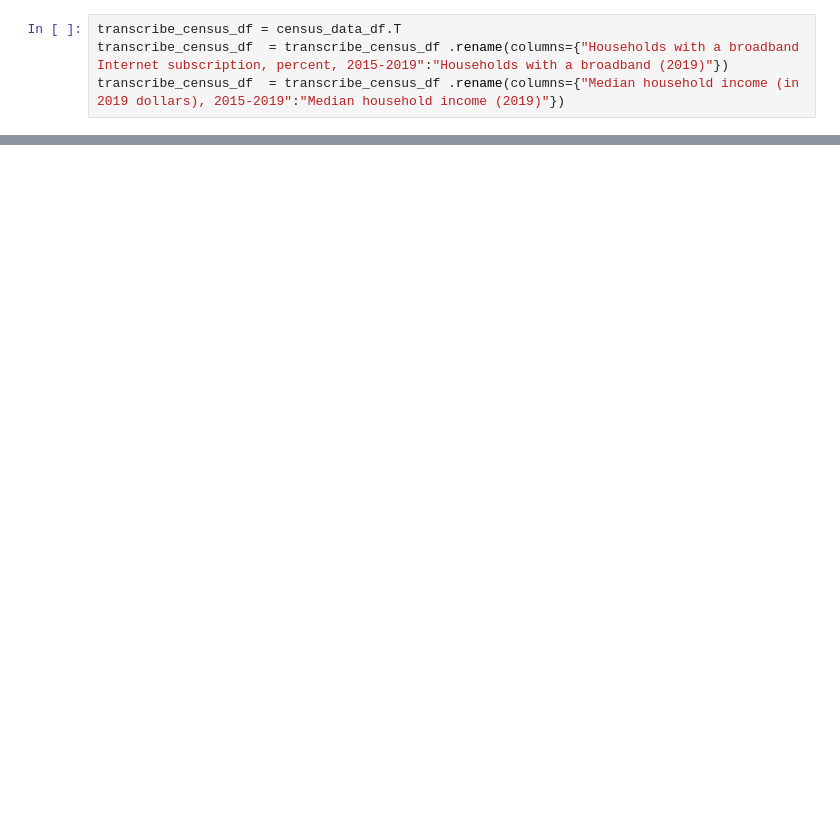
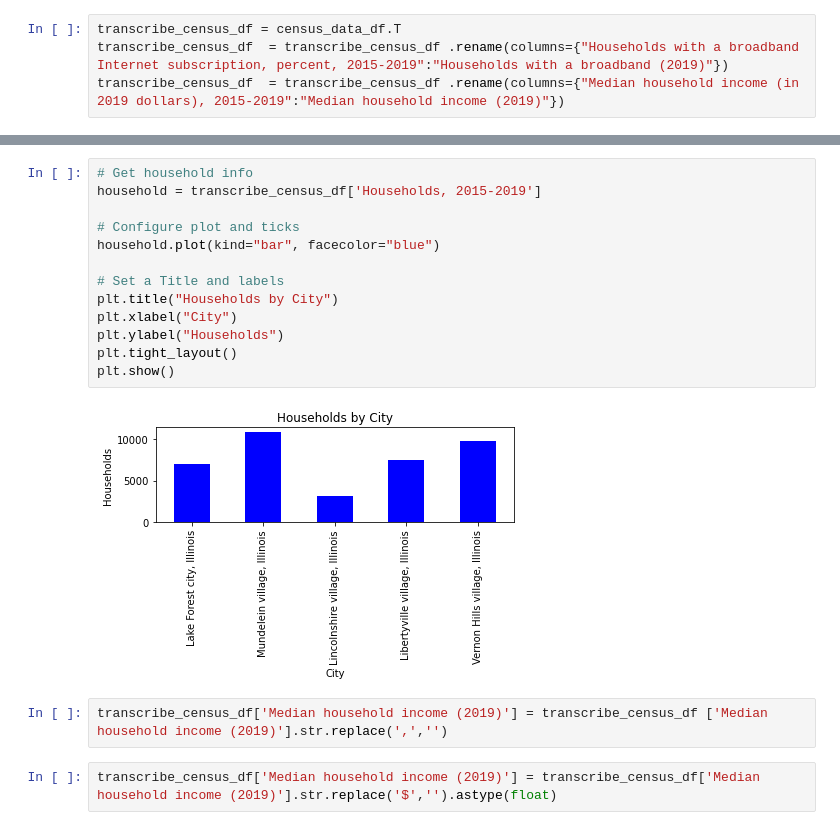
Before and after one commit to RichKirsch80/Competive-Market-Analysis-, a Jupyter notebook: Census_States.ipynb, the cells around one changed output, grey strips where cells are left out. Drawn from its saved outputs; the diff is of its cells as text; blank space fills up the shorter version.

```diff
--- a/Census_States.ipynb
+++ b/Census_States.ipynb
@@ -55,0 +82,19 @@ transcribe_census_df
+# %%
+# Get household info
+household = transcribe_census_df['Households, 2015-2019']
+
+# Configure plot and ticks
+household.plot(kind="bar", facecolor="blue")
+
+# Set a Title and labels
+plt.title("Households by City")
+plt.xlabel("City")
+plt.ylabel("Households")
+plt.tight_layout()
+plt.show()
+# %% [output]
+[figure, added]
+# %%
+transcribe_census_df['Median household income (2019)'] = transcribe_census_df ['Median household income (2019)'].str.replace(',','')
+# %%
+transcribe_census_df['Median household income (2019)'] = transcribe_census_df['Median household income (2019)'].str.replace('$','').astype(float)
```
Also changed, not shown: parts of 6 cells of this notebook, 3 other files.
